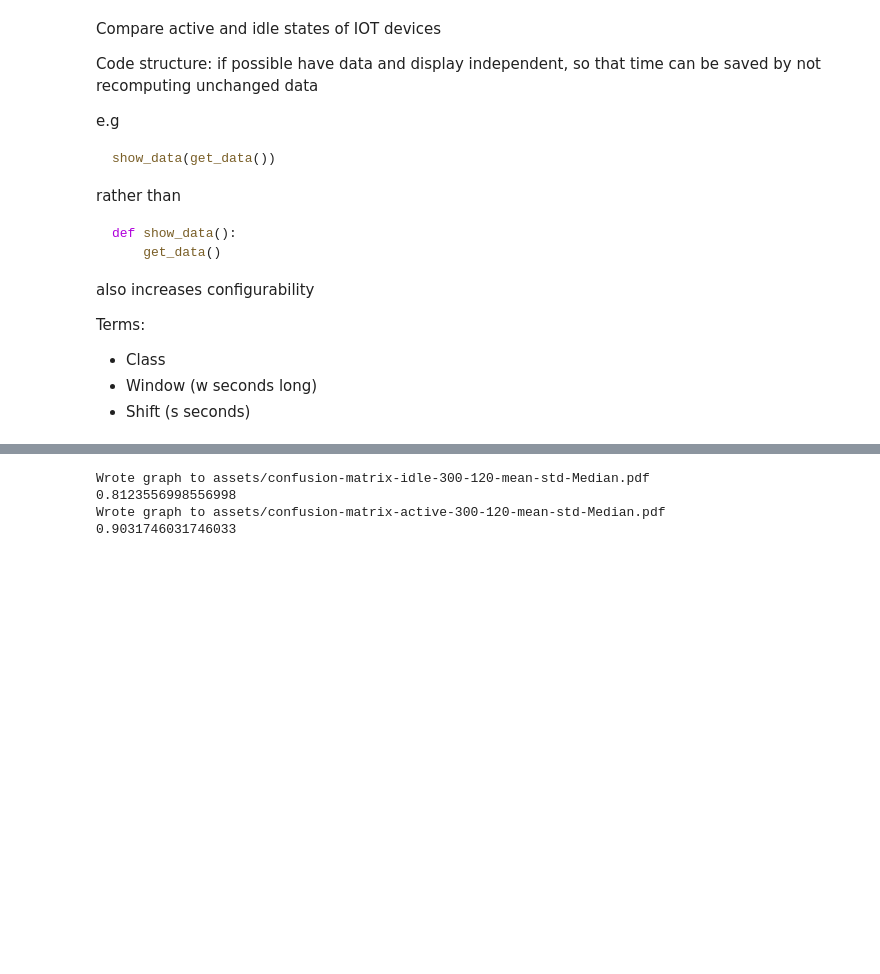
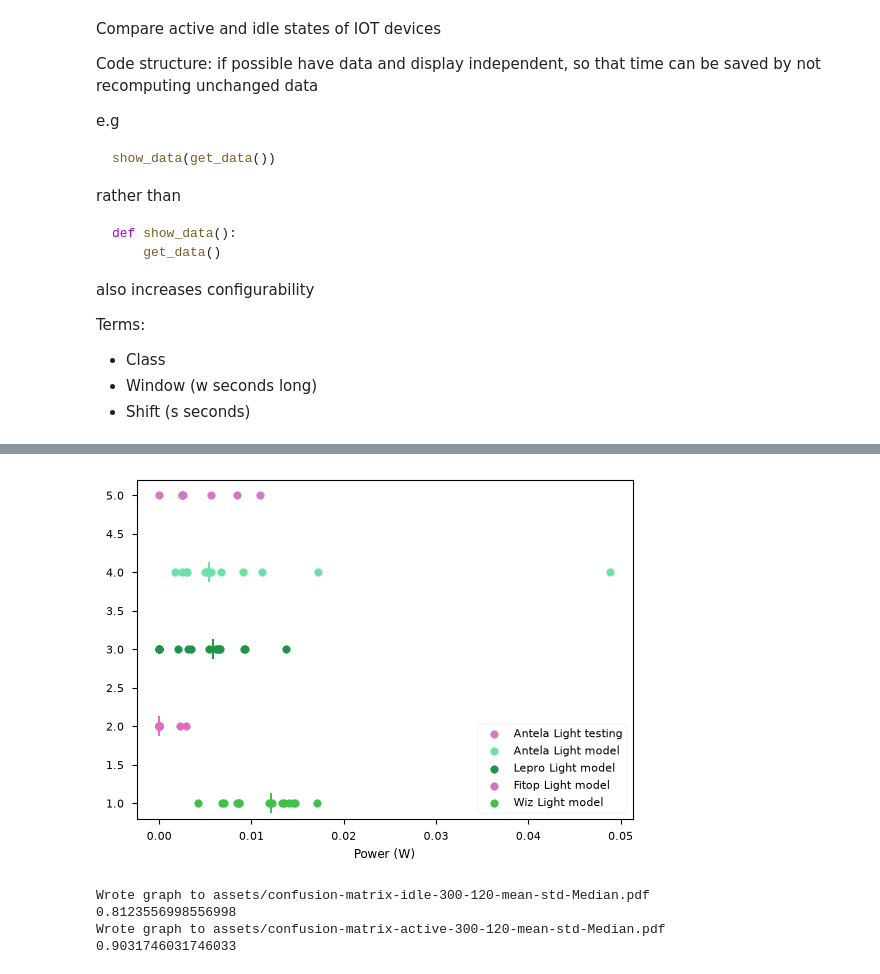
Before and after one commit to JackRobbers/thesis, a Jupyter notebook: analysis.ipynb, the cells around one changed output, grey strips where cells are left out. Saved outputs shown, nothing was run; the diff lists cells and outputs as text; code cells hidden in the pictures; blank space fills up the shorter version.

```diff
--- a/analysis.ipynb
+++ b/analysis.ipynb
@@ -135,0 +73,11 @@ Finished line s = 100
+# %%
+exp = Experiment(
+    c,
+    [State.IDLE, State.ACTIVE],
+    [Metric.MEAN],
+    Classifier.Centroid,
+    config["w"],
+    config["s"],
+)
+
+# exp.devices
@@ -143,78 +148,50 @@ Finished line s = 100
 # lifx = all.devices[2]
 # 1 function for getting data either training or otherwise to plot.
 
+
 # 1 function to actually plot it
-def confused_with(exp, device: Device):
-    # return training datums that are confused with the device, and the devices training and testing.
+def confused_with(exp: Experiment, name: str, state: State) -> list[Datum]:
+    # return training datums that are confused with the device, and the devices training and testing datums.
+    device = exp.get_device(name)
+    combo = (device, state)
+    selected_data = exp.get_data(*combo)
+    confused = list(exp.classes[combo].keys())
+    datums = [exp.get_data(*c).training for c in confused]
+    if combo not in confused:
+        datums = [selected_data.training] + datums
+    datums = [selected_data.testing] + datums
+    return datums
 
-def plot_metrics(exp: Experiment, data: list[Datum], log_scale=False):
-    """
-   data is specifed in the form of (str, Data)
-    """
+
+def plot_metrics(exp: Experiment, to_plot: list[Datum], log_scale=False):
     if len(exp.metrics) > 1:
         raise ValueError
 
     fig, ax = plt.subplots()
 
-
-    for datum in data:
-        training = compute_profile(exp, datum.training)
-        if datum.device in show_testing
-    if device_name:
-        main_device = [
-            device for device in exp.devices if device.dir_name == device_name
-        ][0]
-        main_data = [data for data in exp.data if data.device.dir_name == device_name][
-            0
-        ]
-
-        if main_device not in devices:
-            devices = [main_device] + devices
-
-        # testing = compute_profile(exp, main_data.testing)
-        # for point in testing:
-        #     ax.scatter(
-        #         point[exp.metrics[0]], len(devices), c=main_device.colour, marker="."
-        #     )
-    else:
-        devices = exp.devices
-    indexes = [exp.devices.index(device) for device in devices]
-    n = len(devices)
-
-    for i, (index, device) in enumerate(zip(indexes, devices)):
-        data = exp.data[index]
-
-        # plot the training
-        points = []
-        for point in training:
-            actual_point = point[exp.metrics[0]]
-            ax.scatter(actual_point, n - i - 1, c=device.colour, marker=".")
-            points.append(actual_point)
-        ax.scatter(np.median(points), n - i - 1, marker="|", s=200, c=device.colour)
-
-        # ax.scatter(point, 1, marker=".")
+    n = len(to_plot)
+    for i, datum in enumerate(to_plot):
+        metric = [profile[exp.metrics[0]] for profile in datum.profile]
+        colour = ColorHash((datum)).hex
+        ax.scatter(
+            metric,
+            [n - i] * len(datum.profile),
+            label=f"{datum.data.device.name()} {datum.type}",
+            c=colour,
+        )
+        if datum.type == DatumType.TRAINING:
+            ax.scatter(np.median(metric), n - i, marker="|", c=colour, s=200)
     if log_scale:
         ax.set_xscale("log")
 
-    ax.set_ylim((-1, n + 1))
-    ax.set_yticks(
-        range(n + 1),
-        labels=[f"{device.name()} {"Model"}" for device in devices[::-1]]
-        + [f"{main_device.name()} Testing"],
-    )
+    # ax.set_ylim((-1, n + 1))
+    ax.legend()
 
     ax.set_xlabel("Power (W)")
-    fig.set_figheight(n / 2)
 
 
-plot_confusion(idle, "lifx")
-plot_confusion(idle, "weekett")
-plot_confusion(idle, "appletv")
-plot_confusion(active, "lifx")
-plot_confusion(active, "weekett")
-plot_confusion(active, "weekett", log_scale=True)
-plot_confusion(active, "appletv")
-plot_confusion(active, log_scale=True)
+plot_metrics(summary_idle_mean, confused_with(summary_idle_mean, "antela", State.IDLE))
+print(a)
 # TODO mode to plot overlapping distributions
 # TODO randomly selected windows, are there startup effects?
 plt.show()
@@ -223,3 +200,4 @@ IndentationError: expected an indented block after function definition on line 1
+[figure, added]
 # %%
 # | label: mu sigma
 
```
Also changed, not shown: parts of 7 cells of this notebook, 5 other files.
